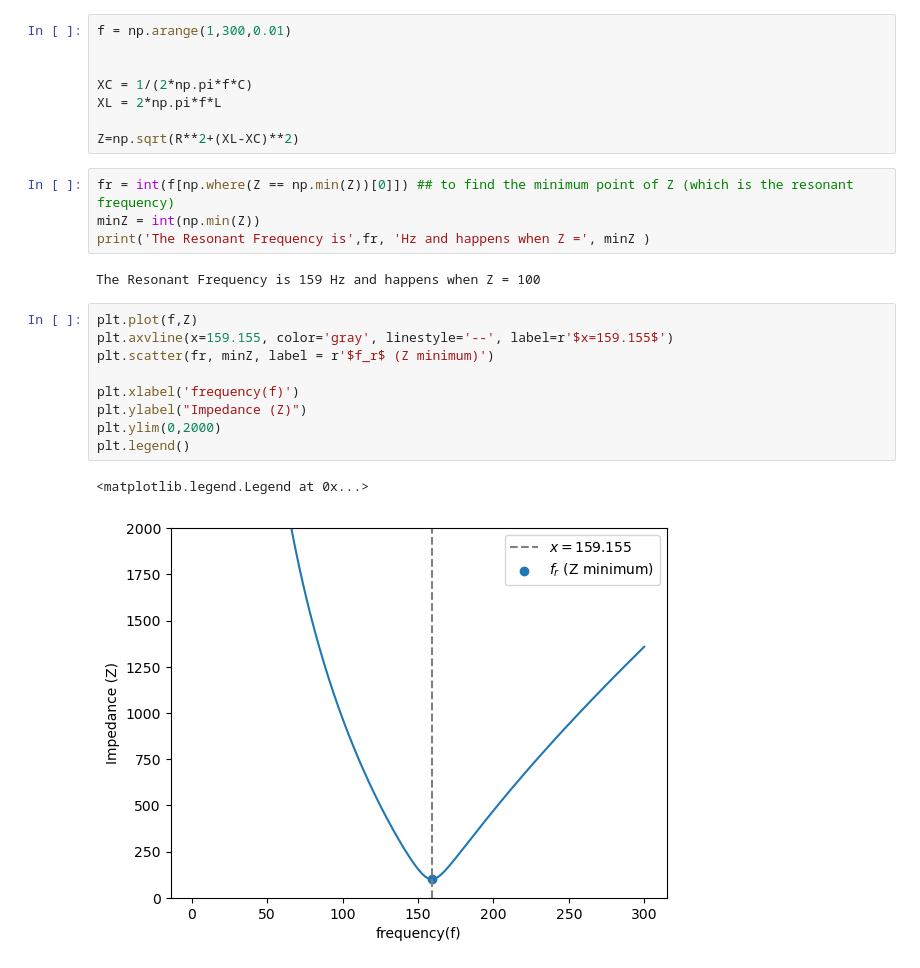
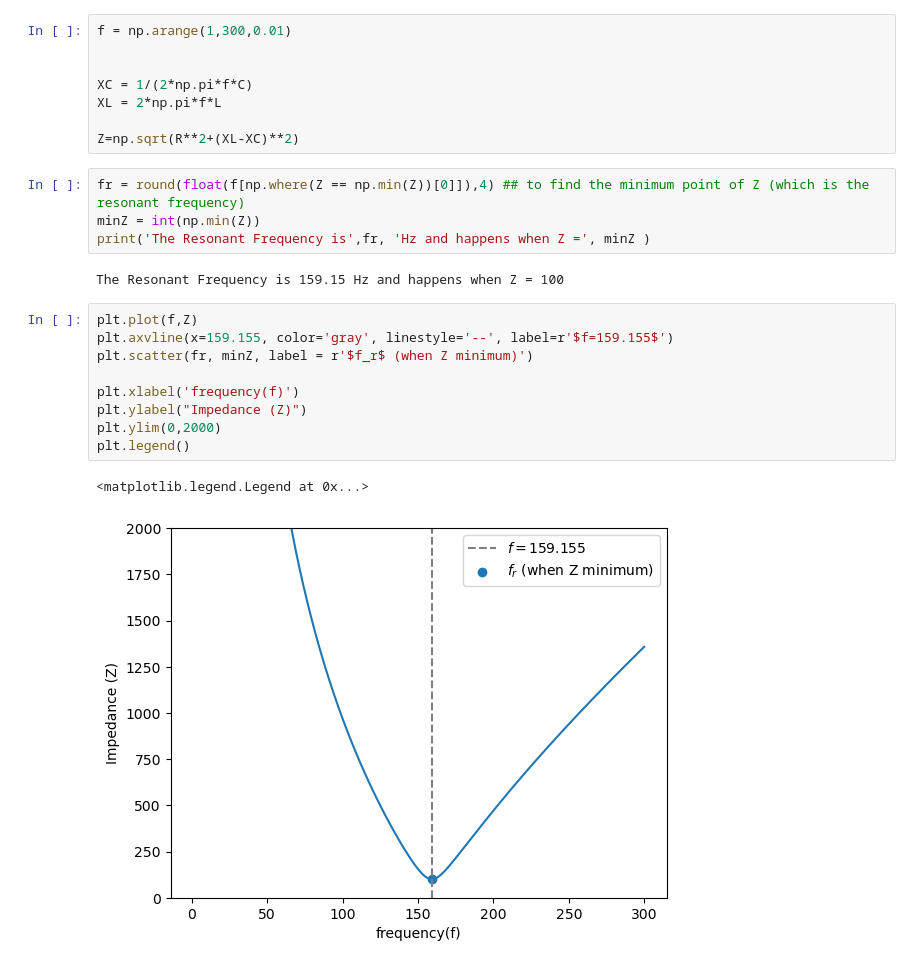
Before and after one commit to Bwimmin/Driven-RLC-Circuit, a Jupyter notebook: Driven RLC Circuit.ipynb, the cells around one changed output. Saved outputs shown, nothing was run; the diff lists cells and outputs as text.

```diff
--- a/Driven RLC Circuit.ipynb
+++ b/Driven RLC Circuit.ipynb
@@ -199,20 +300,20 @@ XL = 2*np.pi*f*L
 
 Z=np.sqrt(R**2+(XL-XC)**2)
 # %%
-fr = int(f[np.where(Z == np.min(Z))[0]]) ## to find the minimum point of Z (which is the resonant frequency)
+fr = round(float(f[np.where(Z == np.min(Z))[0]]),4) ## to find the minimum point of Z (which is the resonant frequency)
 minZ = int(np.min(Z))
 print('The Resonant Frequency is',fr, 'Hz and happens when Z =', minZ )
 # %% [output]
-The Resonant Frequency is 159 Hz and happens when Z = 100
+The Resonant Frequency is 159.15 Hz and happens when Z = 100
 # %%
 plt.plot(f,Z)
-plt.axvline(x=159.155, color='gray', linestyle='--', label=r'$x=159.155$')
-plt.scatter(fr, minZ, label = r'$f_r$ (Z minimum)')
+plt.axvline(x=159.155, color='gray', linestyle='--', label=r'$f=159.155$')
+plt.scatter(fr, minZ, label = r'$f_r$ (when Z minimum)')
 
 plt.xlabel('frequency(f)')
 plt.ylabel("Impedance (Z)")
 plt.ylim(0,2000)
 plt.legend()
 # %% [output]
 <matplotlib.legend.Legend at 0x...>
-[figure, old version]
+[figure, new version]
```
Also changed, not shown: parts of 8 cells of this notebook.
